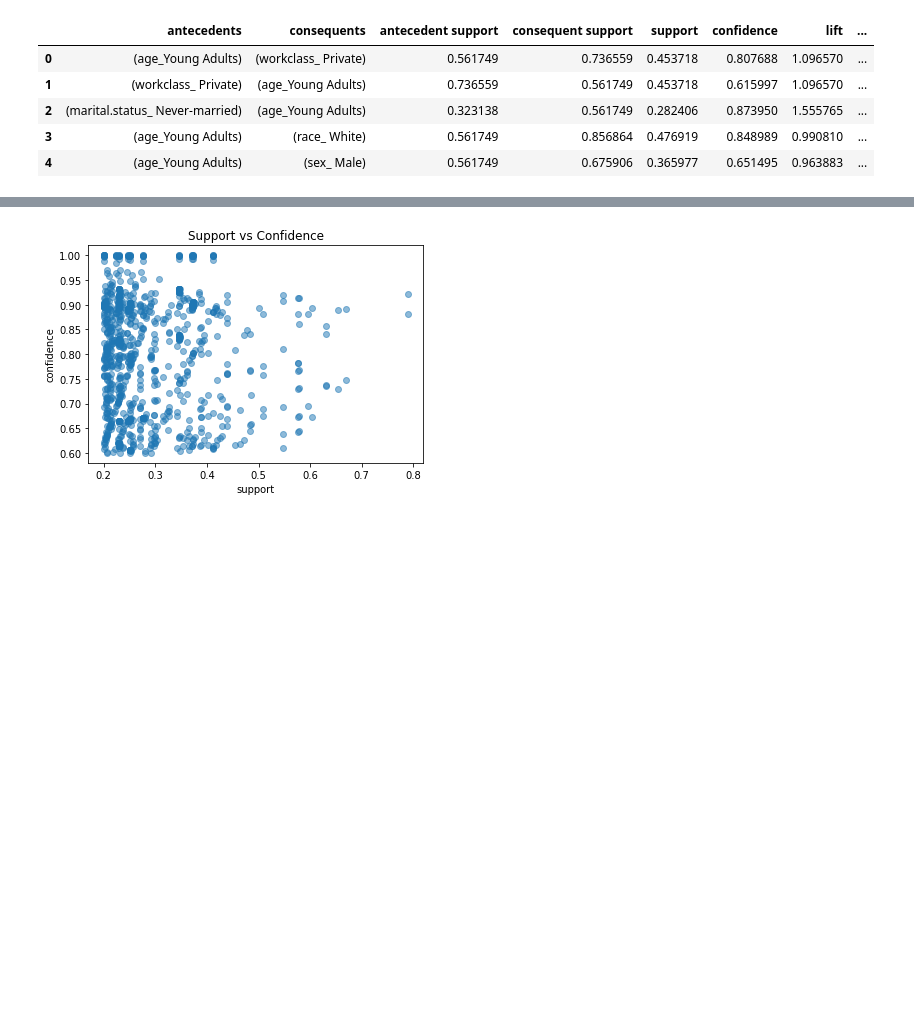
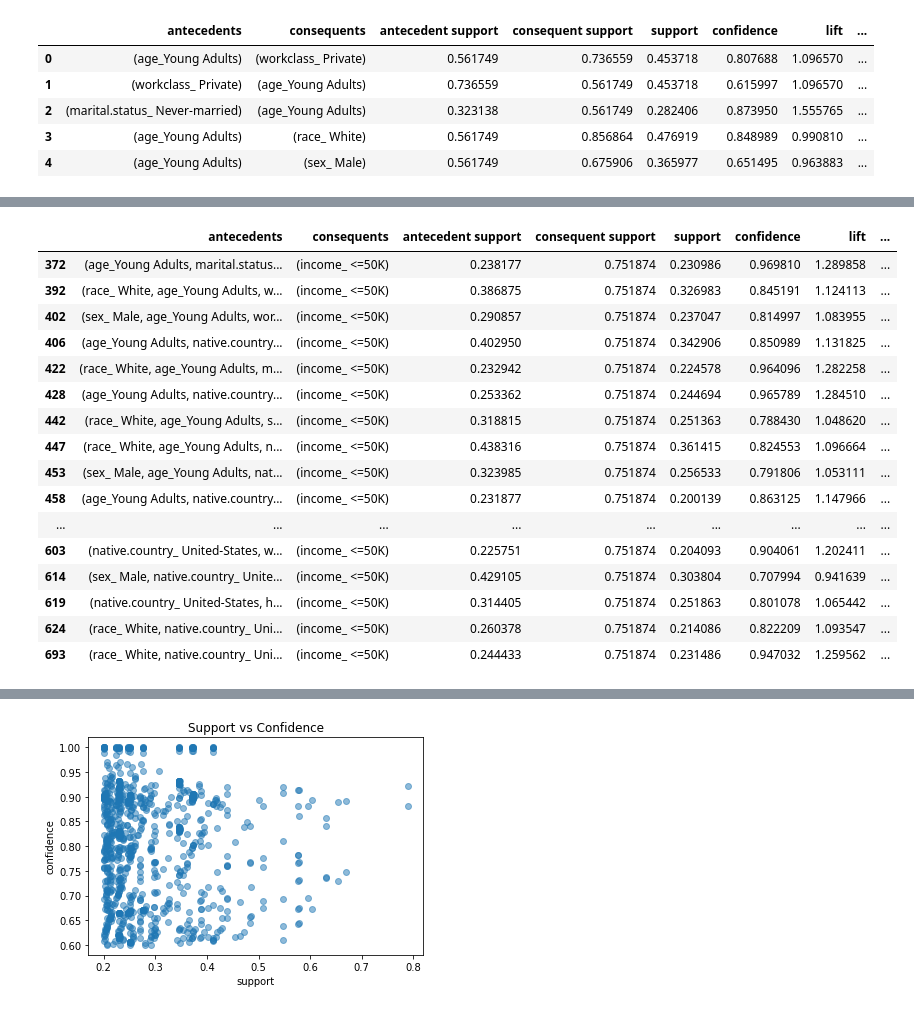
Before and after one commit to dron1t/codelabfun, a Jupyter notebook: IO.ipynb, the cells around one changed output, grey strips where cells are left out. Drawn from its saved outputs; the diff is of its cells as text; code cells hidden in the pictures; blank space fills up the shorter version.

```diff
--- a/IO.ipynb
+++ b/IO.ipynb
@@ -1337,0 +1336,22 @@ rules.head(50)
+# %%
+rules['how_many_antecedents'] = rules['antecedents'].str.len()
+rules['consequents_str'] = rules["consequents"].apply(lambda x: list(x)[0]).astype("unicode")
+rules.query("how_many_antecedents > 2 and consequents_str == 'income_ <=50K'").head(20)
+# %% [output]
+|  | antecedents | consequents | antecedent support | consequent support | support | confidence | lift | ... |
+| 372 | (age_Young Adults, marital.status... | (income_ <=50K) | 0.238177 | 0.751874 | 0.230986 | 0.969810 | 1.289858 | ... |
+| 392 | (race_ White, age_Young Adults, w... | (income_ <=50K) | 0.386875 | 0.751874 | 0.326983 | 0.845191 | 1.124113 | ... |
+| 402 | (sex_ Male, age_Young Adults, wor... | (income_ <=50K) | 0.290857 | 0.751874 | 0.237047 | 0.814997 | 1.083955 | ... |
+| 406 | (age_Young Adults, native.country... | (income_ <=50K) | 0.402950 | 0.751874 | 0.342906 | 0.850989 | 1.131825 | ... |
+| 422 | (race_ White, age_Young Adults, m... | (income_ <=50K) | 0.232942 | 0.751874 | 0.224578 | 0.964096 | 1.282258 | ... |
+| 428 | (age_Young Adults, native.country... | (income_ <=50K) | 0.253362 | 0.751874 | 0.244694 | 0.965789 | 1.284510 | ... |
+| 442 | (race_ White, age_Young Adults, s... | (income_ <=50K) | 0.318815 | 0.751874 | 0.251363 | 0.788430 | 1.048620 | ... |
+| 447 | (race_ White, age_Young Adults, n... | (income_ <=50K) | 0.438316 | 0.751874 | 0.361415 | 0.824553 | 1.096664 | ... |
+| 453 | (sex_ Male, age_Young Adults, nat... | (income_ <=50K) | 0.323985 | 0.751874 | 0.256533 | 0.791806 | 1.053111 | ... |
+| 458 | (age_Young Adults, native.country... | (income_ <=50K) | 0.231877 | 0.751874 | 0.200139 | 0.863125 | 1.147966 | ... |
+| ... | ... | ... | ... | ... | ... | ... | ... | ... |
+| 603 | (native.country_ United-States, w... | (income_ <=50K) | 0.225751 | 0.751874 | 0.204093 | 0.904061 | 1.202411 | ... |
+| 614 | (sex_ Male, native.country_ Unite... | (income_ <=50K) | 0.429105 | 0.751874 | 0.303804 | 0.707994 | 0.941639 | ... |
+| 619 | (native.country_ United-States, h... | (income_ <=50K) | 0.314405 | 0.751874 | 0.251863 | 0.801078 | 1.065442 | ... |
+| 624 | (race_ White, native.country_ Uni... | (income_ <=50K) | 0.260378 | 0.751874 | 0.214086 | 0.822209 | 1.093547 | ... |
+| 693 | (race_ White, native.country_ Uni... | (income_ <=50K) | 0.244433 | 0.751874 | 0.231486 | 0.947032 | 1.259562 | ... |
```
Also changed, not shown: parts of 4 cells of this notebook.
